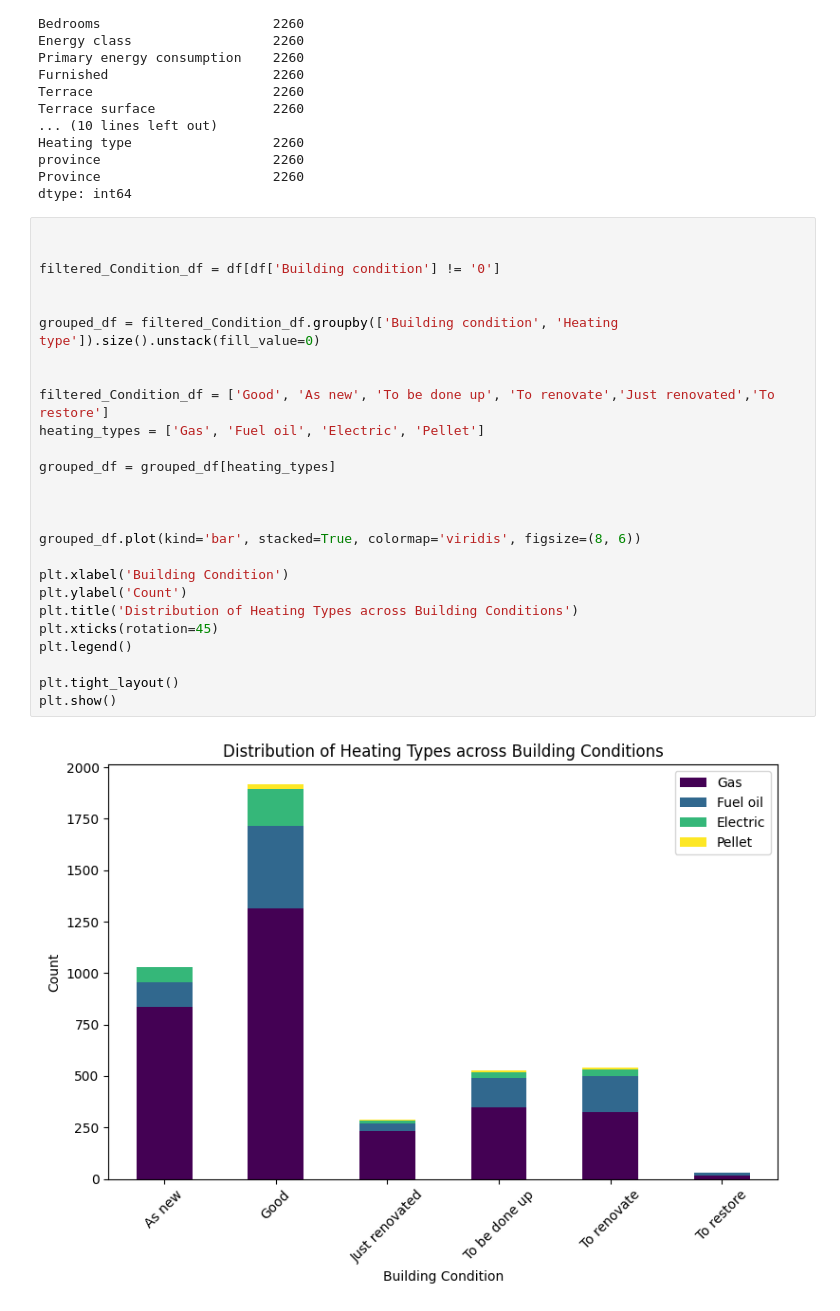
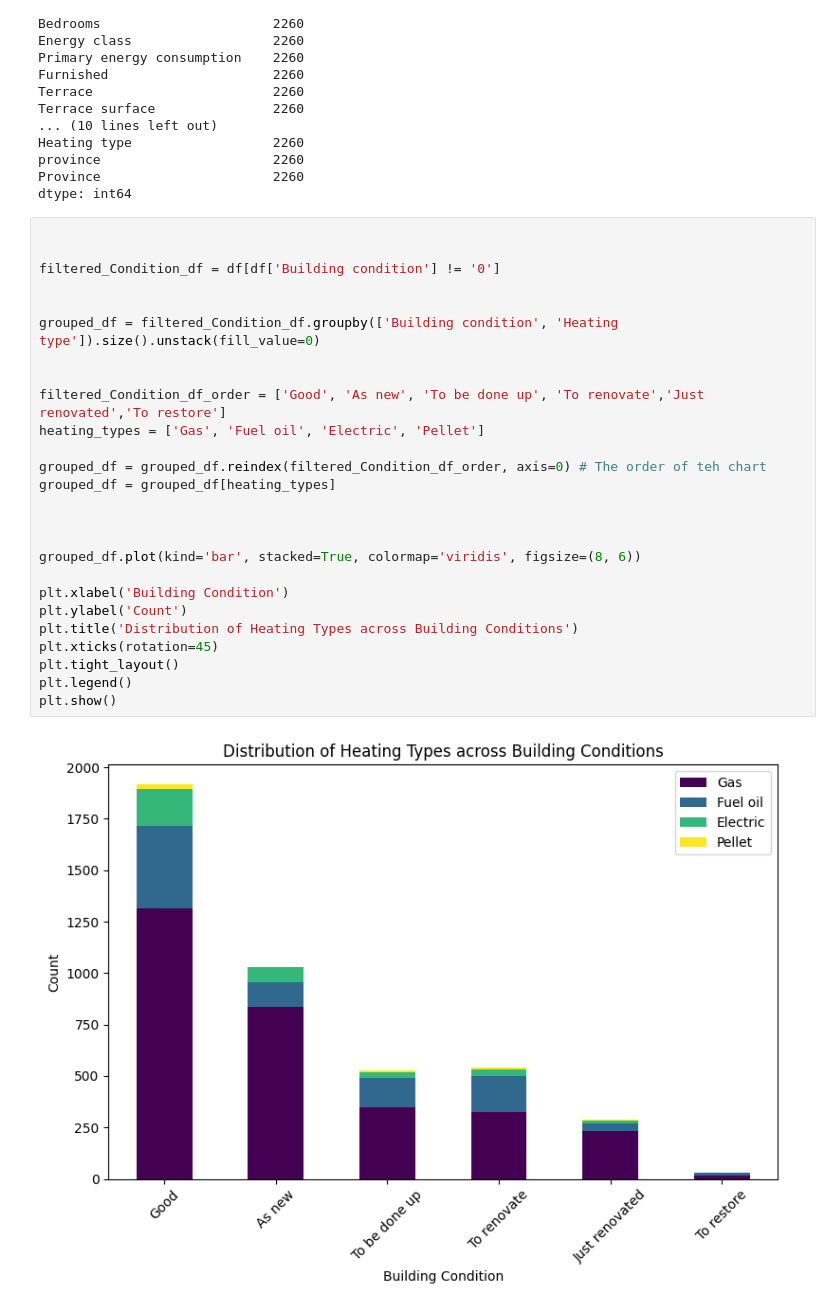
Before and after one commit to JonathanRabbi/Data_Analysis_Immo, a Jupyter notebook: Clean_Dataframe.ipynb, the cells around one changed output. Cells and saved outputs as stored; diff of their text form.

Commit message:
heat and building condition

```diff
--- a/Clean_Dataframe.ipynb
+++ b/Clean_Dataframe.ipynb
@@ -393,28 +393,28 @@ dtype: int64
 # %%
 
 
 filtered_Condition_df = df[df['Building condition'] != '0']
 
 
 grouped_df = filtered_Condition_df.groupby(['Building condition', 'Heating type']).size().unstack(fill_value=0)
 
 
-filtered_Condition_df = ['Good', 'As new', 'To be done up', 'To renovate','Just renovated','To restore']
+filtered_Condition_df_order = ['Good', 'As new', 'To be done up', 'To renovate','Just renovated','To restore']
 heating_types = ['Gas', 'Fuel oil', 'Electric', 'Pellet']
 
+grouped_df = grouped_df.reindex(filtered_Condition_df_order, axis=0) # The order of teh chart
 grouped_df = grouped_df[heating_types]
 
 
 
 grouped_df.plot(kind='bar', stacked=True, colormap='viridis', figsize=(8, 6))
 
 plt.xlabel('Building Condition')
 plt.ylabel('Count')
 plt.title('Distribution of Heating Types across Building Conditions')
 plt.xticks(rotation=45)
+plt.tight_layout()
 plt.legend()
-
-plt.tight_layout()
 plt.show()
 # %% [output]
-[figure, old version]
+[figure, new version]
```
Also changed, not shown: parts of 2 cells of this notebook, 2 other files.
